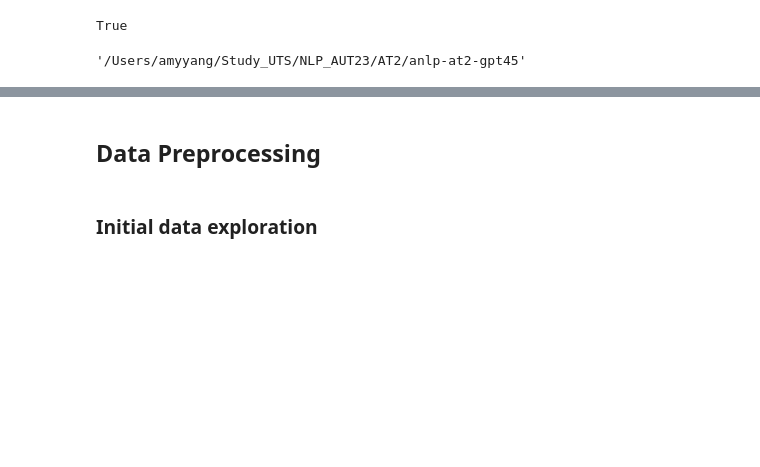
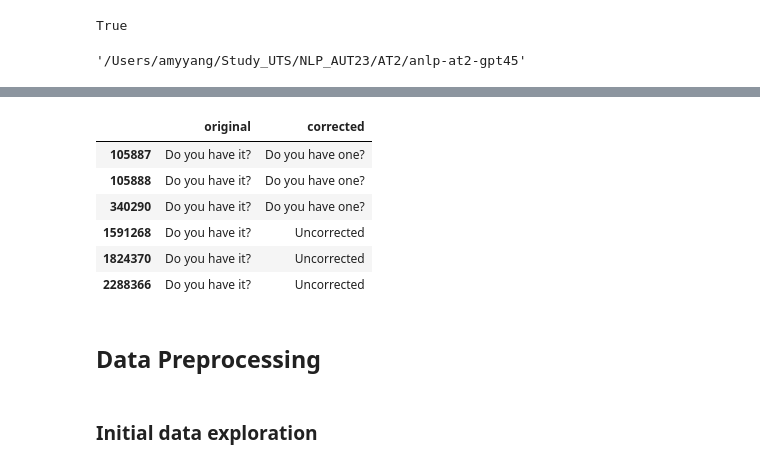
Before and after one commit to danish-sven/anlp-at2-gpt45, a Jupyter notebook: 1. Python Notebooks/eda.ipynb, the cells around one changed output, grey strips where cells are left out. Cells and saved outputs as stored; diff of their text form; code cells hidden in the pictures; blank space fills up the shorter version.

```diff
--- a/1. Python Notebooks/eda.ipynb
+++ b/1. Python Notebooks/eda.ipynb
@@ -39,3 +68,13 @@ df=pd.read_csv(file)
+# %%
+df[df['original']=='Do you have it?']
+# %% [output]
+|  | original | corrected |
+| 105887 | Do you have it? | Do you have one? |
+| 105888 | Do you have it? | Do you have one? |
+| 340290 | Do you have it? | Do you have one? |
+| 1591268 | Do you have it? | Uncorrected |
+| 1824370 | Do you have it? | Uncorrected |
+| 2288366 | Do you have it? | Uncorrected |
 # %% [markdown]
 ## Data Preprocessing
 # %% [markdown]
```
Also changed, not shown: parts of 2 cells of this notebook.
